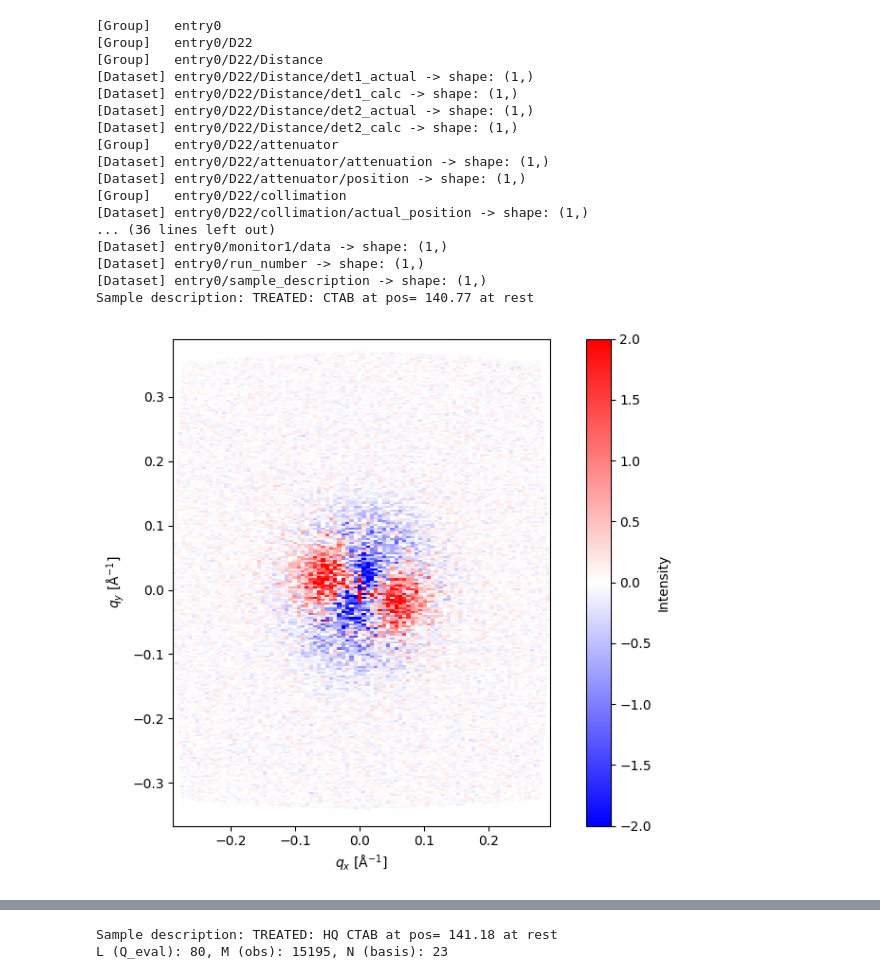
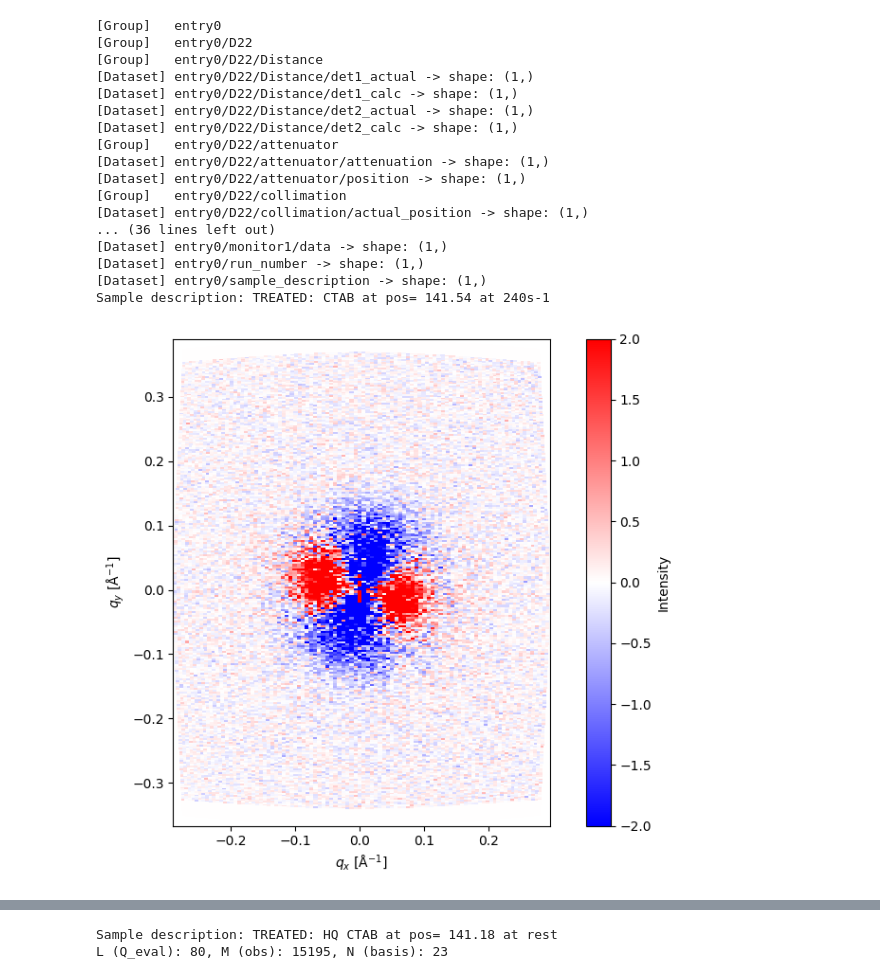
Before and after one commit to ch-tung/MLSR, a Jupyter notebook: 2D/Figure_exp_ILL.ipynb, the cells around one changed output, grey strips where cells are left out. Saved outputs shown, nothing was run; the diff lists cells and outputs as text; code cells hidden in the pictures.

```diff
--- a/2D/Figure_exp_ILL.ipynb
+++ b/2D/Figure_exp_ILL.ipynb
@@ -9,7 +9,7 @@ from PIL import Image
 # %%
 import h5py
 # %%
-filename = "./data/ILL_shear/000010.nxs"
+filename = "./data/ILL_shear/000055.nxs"
 with h5py.File(filename, 'r') as f:
     # Explore the structure
     def print_tree(name, obj):
@@ -24,7 +24,7 @@ with h5py.File(filename, 'r') as f:
 I_data_list = []
 I_error_list = []
 
-filename = "./data/ILL_shear/000300.nxs"
+filename = "./data/ILL_shear/000500.nxs"
 with h5py.File(filename, 'r') as f:
     # Define dataset paths
     # path_data = '/entry0/data1/MultiDetector1_data'
@@ -45,7 +45,7 @@ with h5py.File(filename, 'r') as f:
     I_data_list.append(I_data)
     I_error_list.append(I_error)
 
-filename = "./data/ILL_shear/000305.nxs"
+filename = "./data/ILL_shear/000505.nxs"
 with h5py.File(filename, 'r') as f:
     # Define dataset paths
     # path_data = '/entry0/data1/MultiDetector1_data'
@@ -73,35 +73,35 @@ I_diff_err = np.sqrt(I_error_list[0]**2 + I_error_list[1]**2)
 # Plot using object-oriented API
 fig, ax = plt.subplots(figsize=(8, 6))
 
 c = ax.pcolormesh(qx, qy, I_diff, shading='auto', cmap=cmap, vmin=-2, vmax=2)
 # c2 = ax.pcolormesh(-qx, -qy, I_diff, shading='auto', cmap='viridis')
 fig.colorbar(c, ax=ax, label='Intensity')
 
 ax.set_xlabel(r'$q_x$ [$\mathrm{\AA}^{-1}$]')
 ax.set_ylabel(r'$q_y$ [$\mathrm{\AA}^{-1}$]')
 # ax.set_title('Scattering Intensity Map')
 ax.set_aspect('equal')  # optional: square axes
 plt.tight_layout()
 plt.show()
 # %% [output]
 [Group]   entry0
 [Group]   entry0/D22
 [Group]   entry0/D22/Distance
 [Dataset] entry0/D22/Distance/det1_actual -> shape: (1,)
 [Dataset] entry0/D22/Distance/det1_calc -> shape: (1,)
 [Dataset] entry0/D22/Distance/det2_actual -> shape: (1,)
 [Dataset] entry0/D22/Distance/det2_calc -> shape: (1,)
 [Group]   entry0/D22/attenuator
 [Dataset] entry0/D22/attenuator/attenuation -> shape: (1,)
 [Dataset] entry0/D22/attenuator/position -> shape: (1,)
 [Group]   entry0/D22/collimation
 [Dataset] entry0/D22/collimation/actual_position -> shape: (1,)
 ... (36 lines left out)
 [Dataset] entry0/monitor1/data -> shape: (1,)
 [Dataset] entry0/run_number -> shape: (1,)
 [Dataset] entry0/sample_description -> shape: (1,)
-Sample description: TREATED: CTAB at pos= 140.77 at rest
+Sample description: TREATED: CTAB at pos= 141.54 at 240s-1
-[figure, old version]
+[figure, new version]
 # %%
 np.max(I_diff)
 # %% [output]
```
Also changed, not shown: parts of 5 cells of this notebook.
